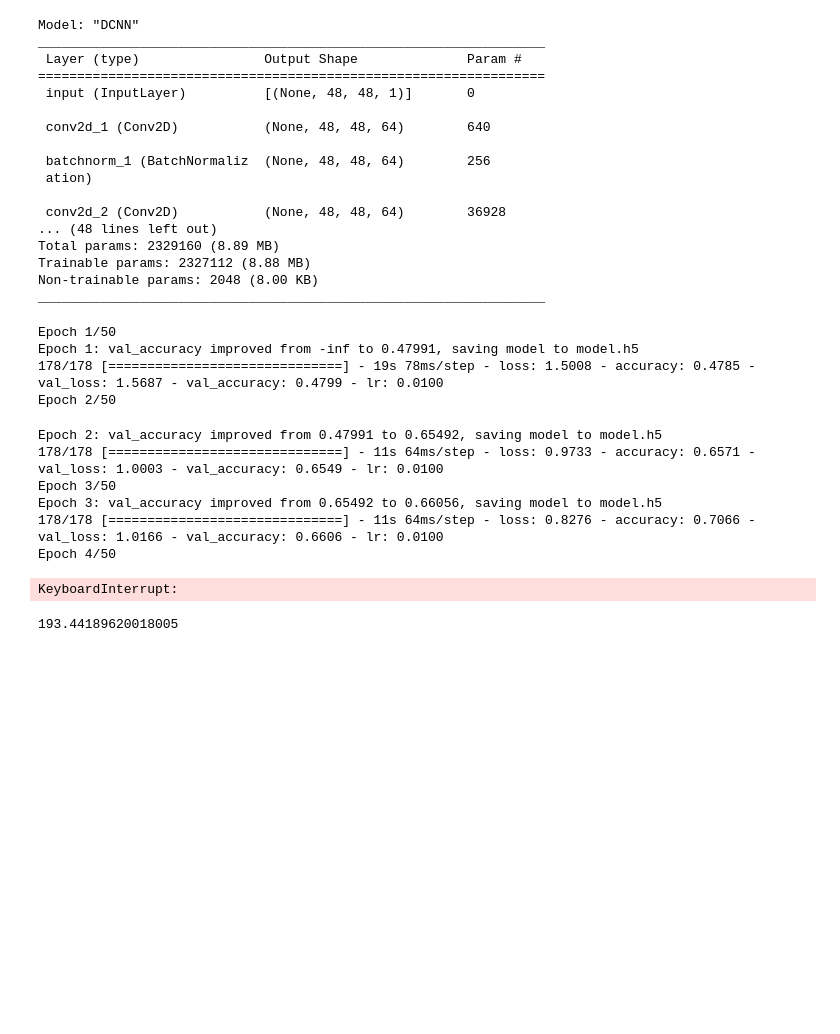
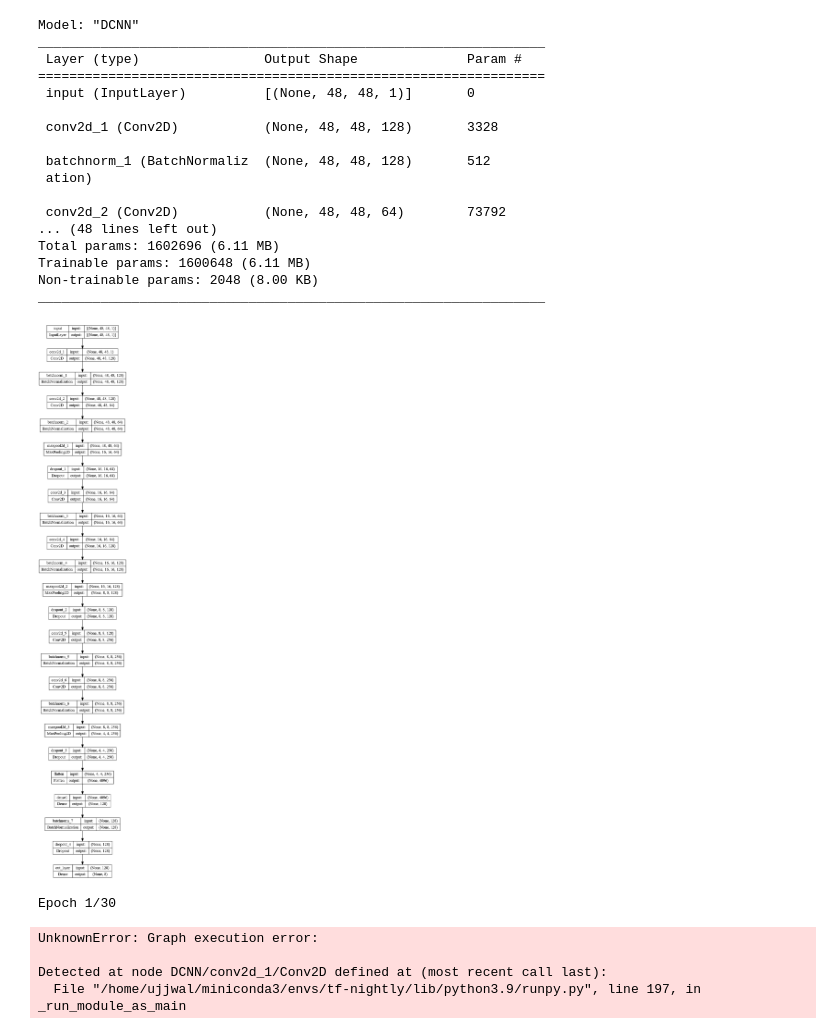
Before and after one commit to Ujjwal-Mk/IEEE, a Jupyter notebook: dcnn.ipynb, the cells around one changed output. Drawn from its saved outputs; the diff is of its cells as text; code cells hidden in the pictures; blank space fills up the shorter version.

Commit message:
changes to dcnn

```diff
--- a/dcnn.ipynb
+++ b/dcnn.ipynb
@@ -66,10 +146,10 @@ Found 7099 images belonging to 8 classes.
 # %%
 def build_dcnn(input_shape, num_classes):
     model_in = Input(shape=input_shape, name="input")
-
+    # model_in = tf.keras.layers.GaussianNoise(0.5,seed=42)(model_in)
     conv2d_1 = Conv2D(
-        filters=64,
-        kernel_size=(3,3),
+        filters=128,
+        kernel_size=(5,5),
         activation='elu',
         padding='same',
 
@@ -88,12 +168,12 @@ def build_dcnn(input_shape, num_classes):
     )(batchnorm_1)
     batchnorm_2 = BatchNormalization(name='batchnorm_2')(conv2d_2)
 
-    maxpool2d_1 = MaxPooling2D(pool_size=(2,2), name='maxpool2d_1')(batchnorm_2)
+    maxpool2d_1 = MaxPooling2D(pool_size=(3,3), name='maxpool2d_1')(batchnorm_2)
 
     dropout_1 = Dropout(0.2, name='dropout_1')(maxpool2d_1)
 
     conv2d_3 = Conv2D(
-        filters=128,
+        filters=64,
         kernel_size=(3,3),
         activation='elu',
         padding='same',
@@ -135,7 +215,7 @@ def build_dcnn(input_shape, num_classes):
 
     maxpool2d_3 = MaxPooling2D(pool_size=(2,2), name='maxpool2d_3')(batchnorm_6)
 
-    dropout_3 = Dropout(0.2, name='dropout_3')(maxpool2d_3)
+    dropout_3 = Dropout(0.3, name='dropout_3')(maxpool2d_3)
 
     flatten = Flatten(name='flatten')(dropout_3)
 
@@ -168,14 +248,14 @@ _________________________________________________________________
 =================================================================
  input (InputLayer)          [(None, 48, 48, 1)]       0
 
- conv2d_1 (Conv2D)           (None, 48, 48, 64)        640
+ conv2d_1 (Conv2D)           (None, 48, 48, 128)       3328
 
- batchnorm_1 (BatchNormaliz  (None, 48, 48, 64)        256
+ batchnorm_1 (BatchNormaliz  (None, 48, 48, 128)       512
  ation)
 
- conv2d_2 (Conv2D)           (None, 48, 48, 64)        36928
+ conv2d_2 (Conv2D)           (None, 48, 48, 64)        73792
 ... (48 lines left out)
-Total params: 2329160 (8.89 MB)
-Trainable params: 2327112 (8.88 MB)
+Total params: 1602696 (6.11 MB)
+Trainable params: 1600648 (6.11 MB)
 Non-trainable params: 2048 (8.00 KB)
 _________________________________________________________________
@@ -181,0 +285,4 @@ _________________________________________________________________
+# %%
+tf.keras.utils.plot_model(model,show_shapes=True)
+# %% [output]
+[figure, added]
@@ -230,20 +323,20 @@ checkpoint = ModelCheckpoint("model.h5", monitor='val_accuracy',
 # %%
 #Fitting the data
 start = time.time()
-history = model.fit(train_ds,
-                   validation_data = validation_ds,
-                   epochs=50,
-                   callbacks=[early_stopping, lr_scheduler, checkpoint])
-end = time.time()
+
+history = model.fit(train_data,
+                    epochs=30,
+                    steps_per_epoch=len(train_data),
+                    validation_steps=int(0.25*len(test_data)),
+                    batch_size=64,
+                    validation_data = (test_data),
+                    validation_batch_size=64,
+                    callbacks=[early_stopping,lr_scheduler, checkpoint])
+
+end=time.time()
 # %% [output]
-Epoch 1/50
-Epoch 1: val_accuracy improved from -inf to 0.47991, saving model to model.h5
-178/178 [==============================] - 19s 78ms/step - loss: 1.5008 - accuracy: 0.4785 - val_loss: 1.5687 - val_accuracy: 0.4799 - lr: 0.0100
-Epoch 2/50
+Epoch 1/30
-Epoch 2: val_accuracy improved from 0.47991 to 0.65492, saving model to model.h5
-178/178 [==============================] - 11s 64ms/step - loss: 0.9733 - accuracy: 0.6571 - val_loss: 1.0003 - val_accuracy: 0.6549 - lr: 0.0100
-Epoch 3/50
-Epoch 3: val_accuracy improved from 0.65492 to 0.66056, saving model to model.h5
-178/178 [==============================] - 11s 64ms/step - loss: 0.8276 - accuracy: 0.7066 - val_loss: 1.0166 - val_accuracy: 0.6606 - lr: 0.0100
-Epoch 4/50
+UnknownError: Graph execution error:
+
+Detected at node DCNN/conv2d_1/Conv2D defined at (most recent call last):
+  File "/home/ujjwal/miniconda3/envs/tf-nightly/lib/python3.9/runpy.py", line 197, in _run_module_as_main
-KeyboardInterrupt:
@@ -254,4 +342,0 @@ with open(f"time_var/dcnn-rtx3050", 'wb') as file:
-# %%
-end-start
-# %% [output]
-193.44189620018005
```
Also changed, not shown: parts of 23 cells of this notebook.
